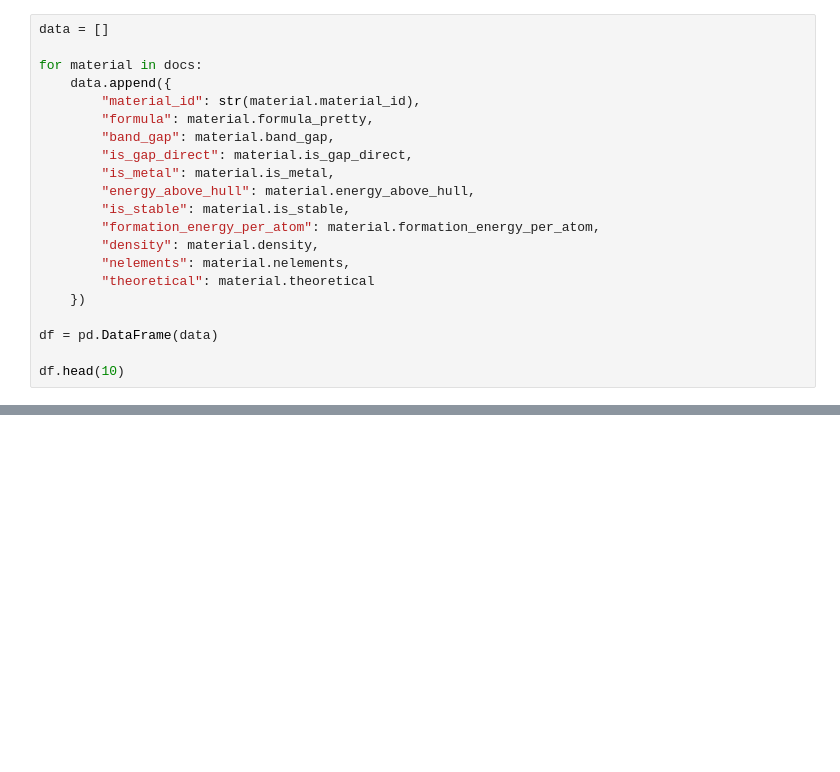
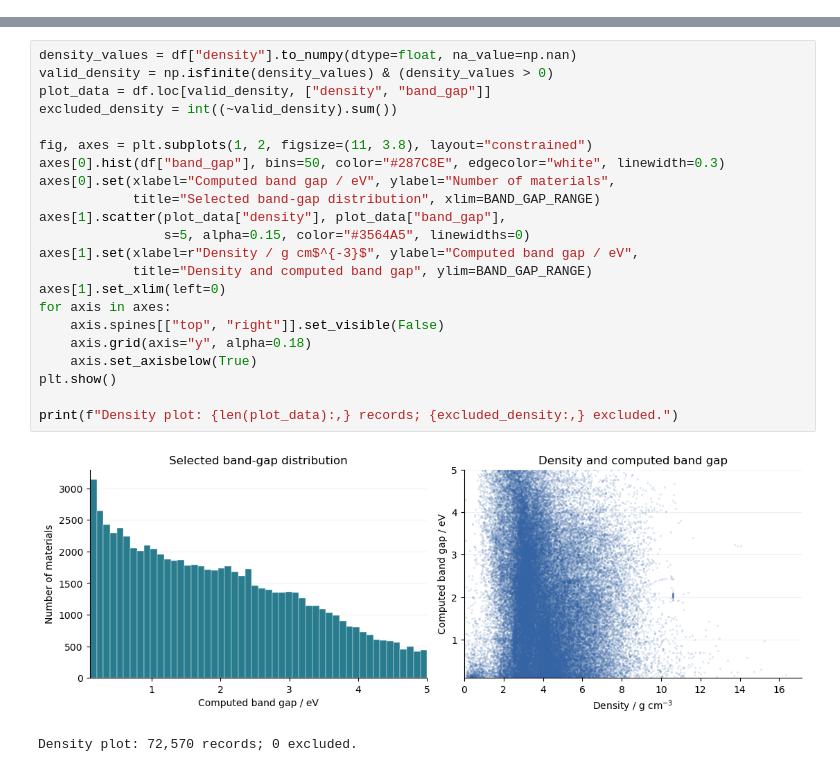
Before and after one commit to sumi-ctrl/materials-research-project, a Jupyter notebook: notebook/materials-research-project.ipynb, the cells around one changed output, grey strips where cells are left out. Cells and saved outputs as stored; diff of their text form; blank space fills up the shorter version.

Commit message:
Finish initial materials-data exploration checkpoint

```diff
--- a/notebook/materials-research-project.ipynb
+++ b/notebook/materials-research-project.ipynb
@@ -50,21 +0,0 @@ Retrieved 72570 materials
-# %%
-data = []
-
-for material in docs:
-    data.append({
-        "material_id": str(material.material_id),
-        "formula": material.formula_pretty,
-        "band_gap": material.band_gap,
-        "is_gap_direct": material.is_gap_direct,
-        "is_metal": material.is_metal,
-        "energy_above_hull": material.energy_above_hull,
-        "is_stable": material.is_stable,
-        "formation_energy_per_atom": material.formation_energy_per_atom,
-        "density": material.density,
-        "nelements": material.nelements,
-        "theoretical": material.theoretical
-    })
-
-df = pd.DataFrame(data)
-
-df.head(10)
@@ -155,0 +224,25 @@ Jupyter is working
+# %%
+density_values = df["density"].to_numpy(dtype=float, na_value=np.nan)
+valid_density = np.isfinite(density_values) & (density_values > 0)
+plot_data = df.loc[valid_density, ["density", "band_gap"]]
+excluded_density = int((~valid_density).sum())
+
+fig, axes = plt.subplots(1, 2, figsize=(11, 3.8), layout="constrained")
+axes[0].hist(df["band_gap"], bins=50, color="#287C8E", edgecolor="white", linewidth=0.3)
+axes[0].set(xlabel="Computed band gap / eV", ylabel="Number of materials",
+            title="Selected band-gap distribution", xlim=BAND_GAP_RANGE)
+axes[1].scatter(plot_data["density"], plot_data["band_gap"],
+                s=5, alpha=0.15, color="#3564A5", linewidths=0)
+axes[1].set(xlabel=r"Density / g cm$^{-3}$", ylabel="Computed band gap / eV",
+            title="Density and computed band gap", ylim=BAND_GAP_RANGE)
+axes[1].set_xlim(left=0)
+for axis in axes:
+    axis.spines[["top", "right"]].set_visible(False)
+    axis.grid(axis="y", alpha=0.18)
+    axis.set_axisbelow(True)
+plt.show()
+
+print(f"Density plot: {len(plot_data):,} records; {excluded_density:,} excluded.")
+# %% [output]
+[figure, added]
+Density plot: 72,570 records; 0 excluded.
```
Also changed, not shown: parts of 22 cells of this notebook, 2 other files.
